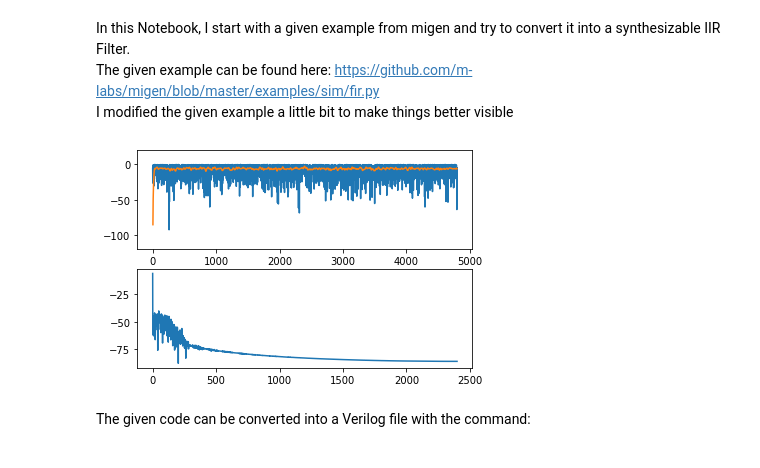
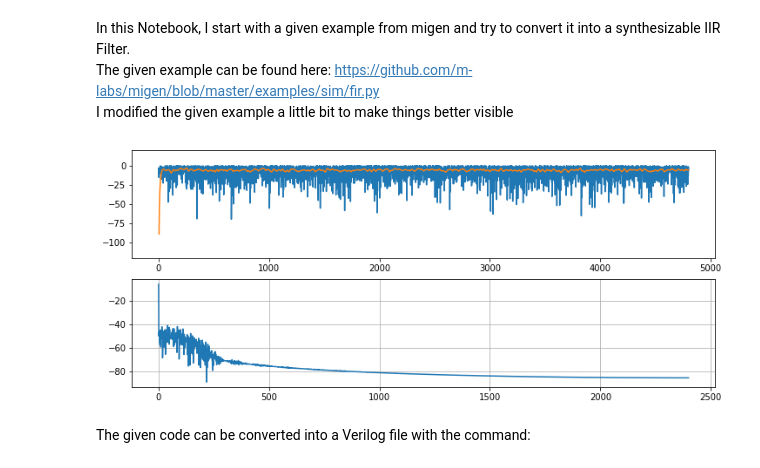
Before and after one commit to chipmuenk/dsp_nmigen, a Jupyter notebook: dsp_nmigen/FIR to IIR.ipynb, the cells around one changed output. Cells and saved outputs as stored; diff of their text form; code cells hidden in the pictures.

Commit message:
update plot size Signed-off-by: Christian Münker <mail@chipmuenk.de>

```diff
--- a/dsp_nmigen/FIR to IIR.ipynb
+++ b/dsp_nmigen/FIR to IIR.ipynb
@@ -77,35 +77,36 @@ def fir_tb_noi(dut, amplitude, inputs, outputs):
 if __name__ == "__main__":
     # Compute filter coefficients with SciPy.
     #coef = signal.remez(30, [0, 0.1, 0.2, 0.4, 0.45, 0.5], [0, 1, 0])
     coef = signal.firwin(n, cutoff = w_c, window = "hanning", pass_zero='lowpass')
     #print(coef)
     # Simulate for different frequencies and concatenate
     # the results.
     in_signals = []
     out_signals = []
 
 
 #    for frequency in [1,10,100,1000]:
 #        dut = FIR(coef)
 #        tb = fir_tb_sin(dut, frequency, in_signals, out_signals)
 #        run_simulation(dut, tb)
 
     dut = FIR(coef)
     tb = fir_tb_noi(dut, 0.1, in_signals, out_signals)
     run_simulation(dut, tb)
 
     X = 20*np.log10(np.abs(np.fft.fft(in_signals))/N_samples)[:len(in_signals)//2]
     Y = 20*np.log10(np.abs(np.fft.fft(out_signals))/N_samples)[:len(in_signals)//2]
     f = np.fft.fftfreq(len(in_signals), 1/Fs)[:len(in_signals)//2]
     # Plot data from the input and output waveforms.
-    fig,ax = plt.subplots(2,1)
+    fig,ax = plt.subplots(2,1,figsize=(12,5))
     ax[0].plot(20*np.log10(np.abs(in_signals)))
     ax[0].plot(20*np.log10(np.abs(out_signals)))
     ax[0].set_ylim([-120,20])
 
     ax[1].plot(f, Y)
+    ax[1].grid(True)
 # %% [output]
-[figure, old version]
+[figure, new version]
 # %% [markdown]
 The given code can be converted into a Verilog file with the command:
 # %%
```
